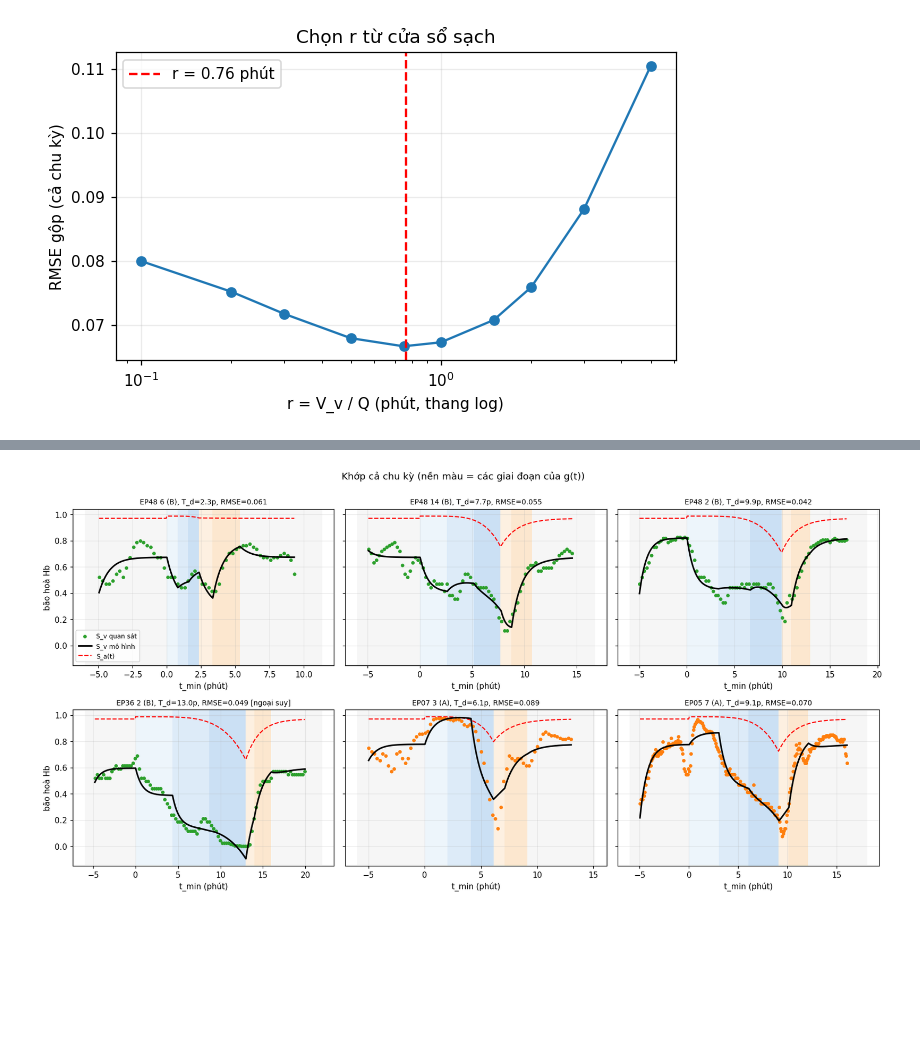
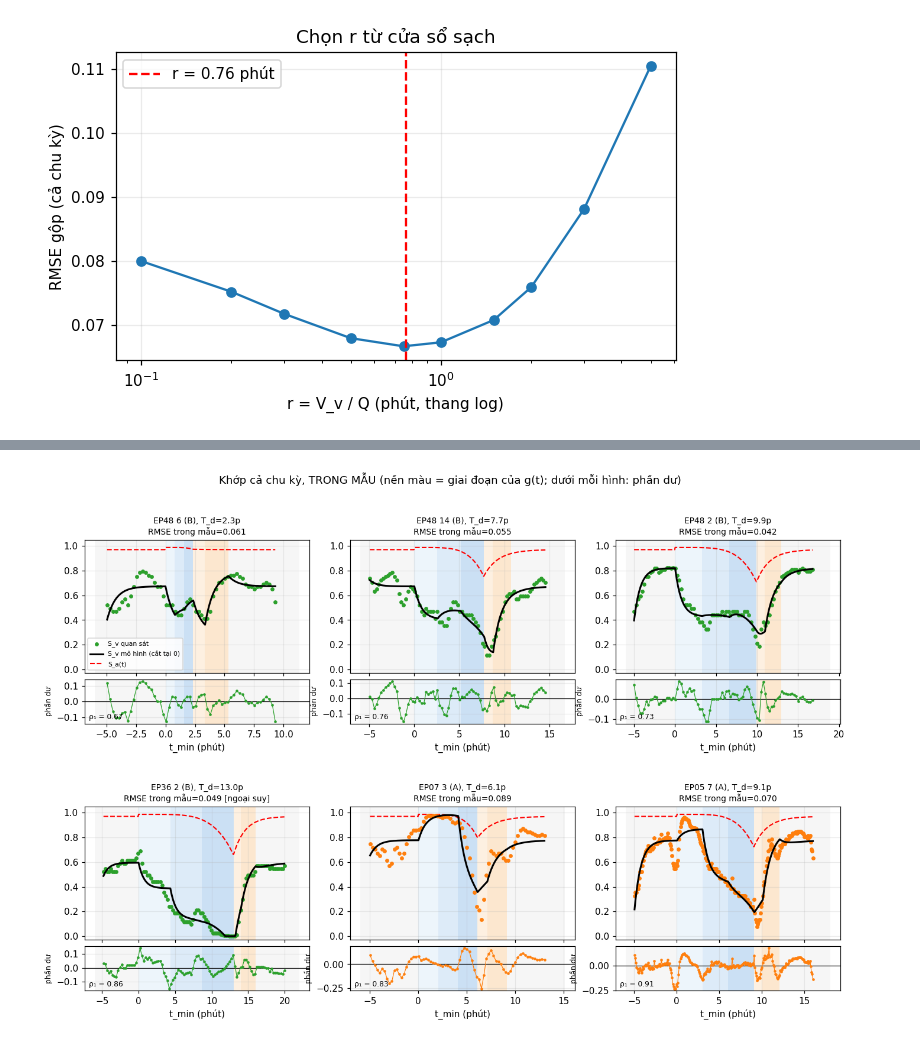
Before and after one commit to lienph-val/emperor-penguin-oxygen-dynamics, a Jupyter notebook: notebooks/penguin_o2_transfer_model.ipynb, the cells around one changed output, grey strips where cells are left out. Drawn from its saved outputs; the diff is of its cells as text; code cells hidden in the pictures; blank space fills up the shorter version.

```diff
--- a/notebooks/penguin_o2_transfer_model.ipynb
+++ b/notebooks/penguin_o2_transfer_model.ipynb
@@ -475,18 +549,20 @@ def run_fits(option, ids):
         th, pred = fit_dive(g["t_min"], g["Hb"], d["Td"], R, TAU, option)
         out.append({"dive_id": did, "bird": d["bird"], "group": d["group"], "Td": d["Td"], "z_max": d["z_max"],
                     "extrapolated": bool(d["Td"] > TD_MAX_ART), "n_rows": len(g),
-                    "rmse": rmse(g["Hb"].values - pred), **th})
+                    "rmse_trong_mau": rmse(g["Hb"].values - pred),
+                    "r2_trong_mau": 1 - float(np.sum((g["Hb"].values - pred) ** 2) / np.sum((g["Hb"].values - g["Hb"].mean()) ** 2)),
+                    "warn_n": bool(W.loc[did, "few_points"]), **th})
     return pd.DataFrame(out).set_index("dive_id")
 
 F = run_fits("full", W.index[W["ok_full"]])
 G = run_fits("dive", W.index[W["ok_dive"]])
 print(f"Cả chu kỳ: {len(F)} lần lặn {F['group'].value_counts().to_dict()}")
-print(f"Chỉ lặn  : {len(G)} lần lặn {G['group'].value_counts().to_dict()}")
+print(f"Chỉ lặn  : {len(G)} lần lặn {G['group'].value_counts().to_dict()}  (MIN_ROWS_DIVE = {MIN_ROWS_DIVE}; {int(G['warn_n'].sum())} lần gắn cờ ít điểm < {LOW_N_WARN})")
 
-print("\nCả chu kỳ: trung vị tham số theo nhóm")
-display(F.groupby("group")[["n_rows", "rmse", "S_init"] + G_COLS].median().round(3))
-print("Chỉ lặn: trung vị tham số theo nhóm")
-display(G.groupby("group")[["n_rows", "rmse", "S_init", "g1", "g2", "g3"]].median().round(3))
+print("\nCả chu kỳ: trung vị tham số theo nhóm (RMSE, R² là TRONG MẪU)")
+display(F.groupby("group")[["n_rows", "rmse_trong_mau", "r2_trong_mau", "S_init"] + G_COLS].median().round(3))
+print("Chỉ lặn: trung vị tham số theo nhóm (RMSE, R² là TRONG MẪU)")
+display(G.groupby("group")[["n_rows", "rmse_trong_mau", "r2_trong_mau", "S_init", "g1", "g2", "g3"]].median().round(3))
 
 for name, T in [("cả chu kỳ", F), ("chỉ lặn", G)]:
     cols = [c for c in G_COLS if c in T.columns]
@@ -513,47 +591,66 @@ Tỉ lệ tham số chạm cận (chỉ lặn) - cận 0: {'g1': 0.1, 'g2': 0.08
 # %%
 SEG_COL = {0: "#eeeeee", 1: "#dcecf9", 2: "#bcd9f2", 3: "#98c3ea", 4: "#fde3c4", 5: "#fbd0a0"}
 
-def plot_fit(a, did, option):
+def fit_pack(did, option):
+    # Gom mọi thứ cần để vẽ/đánh giá một lần khớp: dữ liệu trong cửa sổ, tham số, đường mô phỏng, giá trị mô hình tại điểm đo.
     d = ven.loc[did]; Td = d["Td"]; g = WIN[did]
     T = F if option == "full" else G
-    th = T.loc[did, [c for c in ["S_init"] + G_COLS if c in T.columns]].to_dict()
     if option == "dive":
         g = g[(g["t_min"] >= 0) & (g["t_min"] <= Td)]
         t0, t1 = 0.0, Td
     else:
         t0, t1 = max(-PRE_WIN_S / 60, g["t_min"].min()), g["t_min"].max()
+    th = T.loc[did, [c for c in ["S_init"] + G_COLS if c in T.columns]].to_dict()
     tg_, Sv_ = simulate_Sv(th, Td, R, TAU, t0, t1)
-    for k, (lo_, hi_) in {0: (-6, 0), 1: (0, Td/3), 2: (Td/3, 2*Td/3), 3: (2*Td/3, Td), 4: (Td, Td+1), 5: (Td+1, Td+3), 6: (Td+3, Td+9)}.items():
-        if option == "full":
-            a.axvspan(lo_, hi_, color=SEG_COL.get(k if k < 6 else 0), alpha=0.5, lw=0)
-    if option == "dive":
+    pred = np.interp(g["t_min"].values, tg_, Sv_)
+    return d, Td, g, T, tg_, Sv_, pred
+
+def lag1(res):
+    res = np.asarray(res, float)
+    if len(res) < 8: return np.nan
+    r_ = res - res.mean(); den = np.sum(r_ * r_)
+    return float(np.sum(r_[:-1] * r_[1:]) / den) if den > 0 else np.nan
+
+def plot_fit(fig, spec, did, option):
+    d, Td, g, T, tg_, Sv_, pred = fit_pack(did, option)
+    gs = spec.subgridspec(2, 1, height_ratios=[3, 1], hspace=0.07)
+    a = fig.add_subplot(gs[0]); ar = fig.add_subplot(gs[1], sharex=a)
+    if option == "full":
+        for k, (lo_, hi_) in {0: (-6, 0), 1: (0, Td/3), 2: (Td/3, 2*Td/3), 3: (2*Td/3, Td), 4: (Td, Td+1), 5: (Td+1, Td+3), 6: (Td+3, Td+9)}.items():
+            for ax_ in (a, ar): ax_.axvspan(lo_, hi_, color=SEG_COL.get(k if k < 6 else 0), alpha=0.5, lw=0)
+    else:
         for k, (lo_, hi_) in {1: (0, Td/3), 2: (Td/3, 2*Td/3), 3: (2*Td/3, Td)}.items():
-            a.axvspan(lo_, hi_, color=SEG_COL[k], alpha=0.5, lw=0)
+            for ax_ in (a, ar): ax_.axvspan(lo_, hi_, color=SEG_COL[k], alpha=0.5, lw=0)
     a.scatter(g["t_min"], g["Hb"], s=12, color=COL[d["group"]], zorder=3, label="S_v quan sát")
-    a.plot(tg_, Sv_, "k-", lw=2, zorder=4, label="S_v mô hình")
+    a.plot(tg_, np.maximum(Sv_, 0.0), "k-", lw=2, zorder=4, label="S_v mô hình (cắt tại 0)")   # S_v < 0 vô lý về sinh lý
     a.plot(tg_, Sa_template(tg_, Td, TAU), "r--", lw=1.4, zorder=2, label="S_a(t)")
     flag = " [ngoại suy]" if d["extrapolated"] else ""
-    a.set_title(f"{did} ({d['group'].split()[1]}), T_d={Td:.1f}p, RMSE={T.loc[did, 'rmse']:.3f}{flag}", fontsize=9)
-    a.set_xlabel("t_min (phút)")
+    a.set_title(f"{did} ({d['group'].split()[1]}), T_d={Td:.1f}p\nRMSE trong mẫu={T.loc[did, 'rmse_trong_mau']:.3f}{flag}", fontsize=9)
+    a.set_ylim(-0.03, 1.05); plt.setp(a.get_xticklabels(), visible=False)
+    res = g["Hb"].values - pred                                 # phần dư theo mô hình chưa cắt (đúng đại lượng đã khớp)
+    ar.axhline(0, color="k", lw=0.8); ar.plot(g["t_min"], res, ".-", color=COL[d["group"]], lw=0.8, ms=4)
+    ar.text(0.02, 0.06, f"ρ₁ = {lag1(res):.2f}", transform=ar.transAxes, fontsize=8, va="bottom")
+    ar.set_xlabel("t_min (phút)"); ar.set_ylabel("phần dư", fontsize=8)
+    return a
 
 def pick_spread(T, grp, k):
     s = T[T["group"] == grp].sort_values("Td")
     if len(s) == 0: return []
     return list(s.index[np.unique(np.linspace(0, len(s) - 1, min(k, len(s))).astype(int))])
 
+def example_figure(ids_ex, option, title, fname):
+    fig = plt.figure(figsize=(15, 9)); outer = fig.add_gridspec(2, 3, hspace=0.45, wspace=0.18)
+    first = None
+    for k, did in enumerate(ids_ex[:6]):
+        a = plot_fit(fig, outer[k // 3, k % 3], did, option); first = first or a
+    first.legend(fontsize=7, loc="lower left"); fig.suptitle(title, y=0.995)
+    fig.savefig(f"{IMG_DIR}/{fname}", dpi=140, bbox_inches="tight"); plt.show()
+
 # (a) ví dụ cả chu kỳ: 4 type B (trải theo T_d) + type A nếu có
-ids_ex = pick_spread(F, "Type B venous", 4) + pick_spread(F, "Type A venous", 2)
-fig, axs = plt.subplots(2, 3, figsize=(15, 7.5), sharey=True)
-for a, did in zip(axs.ravel(), ids_ex): plot_fit(a, did, "full")
-for a in axs.ravel()[len(ids_ex):]: a.axis("off")
-axs[0, 0].set_ylabel("bão hoà Hb"); axs[1, 0].set_ylabel("bão hoà Hb"); axs[0, 0].legend(fontsize=8)
-fig.suptitle("Khớp cả chu kỳ (nền màu = các giai đoạn của g(t))", y=1.0); plt.tight_layout(); plt.show()
-
+example_figure(pick_spread(F, "Type B venous", 4) + pick_spread(F, "Type A venous", 2), "full",
+               "Khớp cả chu kỳ, TRONG MẪU (nền màu = giai đoạn của g(t); dưới mỗi hình: phần dư)", "fig_fit_full_cycle_residuals.png")
 # (b) ví dụ chỉ lặn: 3 type A + 3 type B
-ids_ex = pick_spread(G, "Type A venous", 3) + pick_spread(G, "Type B venous", 3)
-fig, axs = plt.subplots(2, 3, figsize=(15, 7.5), sharey=True)
-for a, did in zip(axs.ravel(), ids_ex): plot_fit(a, did, "dive")
-axs[0, 0].set_ylabel("bão hoà Hb"); axs[1, 0].set_ylabel("bão hoà Hb"); axs[0, 0].legend(fontsize=8)
-fig.suptitle("Khớp chỉ lặn (nền màu = ba đoạn g1, g2, g3)", y=1.0); plt.tight_layout(); plt.show()
+example_figure(pick_spread(G, "Type A venous", 3) + pick_spread(G, "Type B venous", 3), "dive",
+               "Khớp chỉ lặn, TRONG MẪU (nền màu = ba đoạn g1, g2, g3; dưới mỗi hình: phần dư)", "fig_fit_dive_only_residuals.png")
 # %% [output]
-[figure, old version]
+[figure, new version]
```
Also changed, not shown: parts of 40 cells of this notebook, 1 other file.
